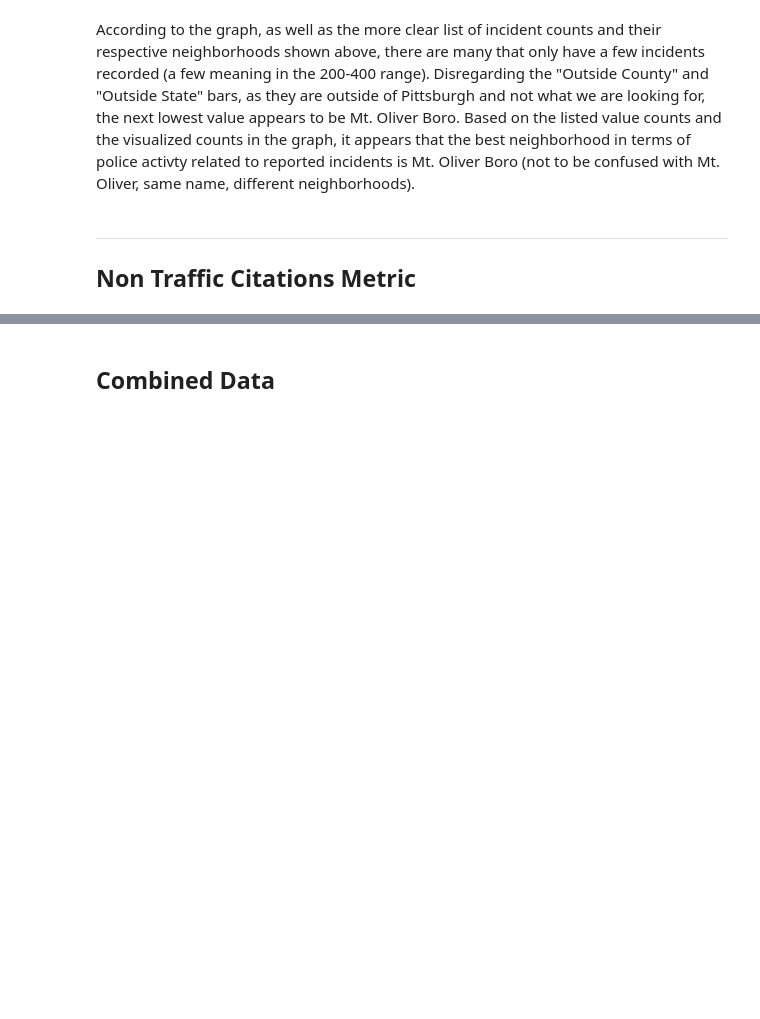
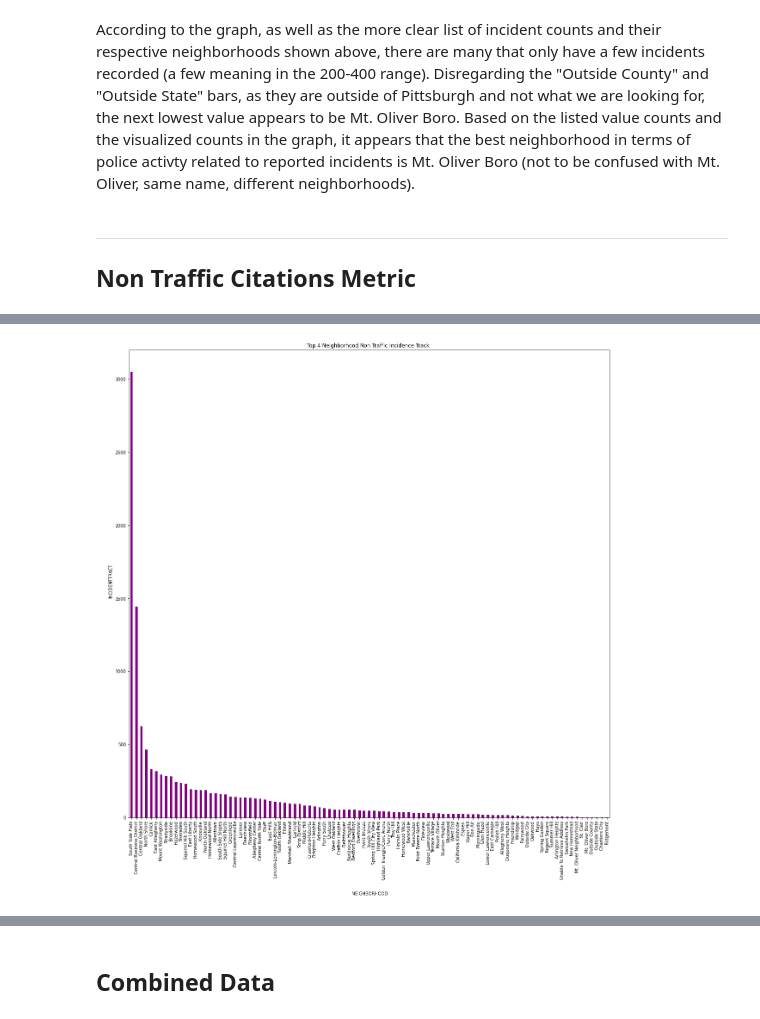
Before and after one commit to cdornn/Big-Ideas-Final-Project, a Jupyter notebook: group_notebook.ipynb, the cells around one changed output, grey strips where cells are left out. Cells and saved outputs as stored; diff of their text form; code cells hidden in the pictures; blank space fills up the shorter version.

```diff
--- a/group_notebook.ipynb
+++ b/group_notebook.ipynb
@@ -232,0 +278,24 @@ According to the graph, as well as the more clear list of incident counts and th
+# %%
+import pandas as pd
+
+import numpy as np
+
+import matplotlib.pyplot as plt
+
+%matplotlib inLine
+
+nonTracficCitation = pd.read_csv('https://data.wprdc.org/datastore/dump/6b11e87d-1216-463d-bbd3-37460e539d86')
+
+
+fig = plt.figure(figsize =(20, 20))
+
+nonTracficCitation["NEIGHBORHOOD"].value_counts().plot(kind='bar',color="purple")
+plt.title("Top 4 Neighborhood Non Traffic Incidence Track ")
+
+plt.xlabel("\n \n NEIGHBORHOOD")
+
+plt.ylabel("    \n \n   INCIDENTTRACT")
+
+plt.show()
+# %% [output]
+[figure, added]
```
Also changed, not shown: parts of 7 cells of this notebook.
